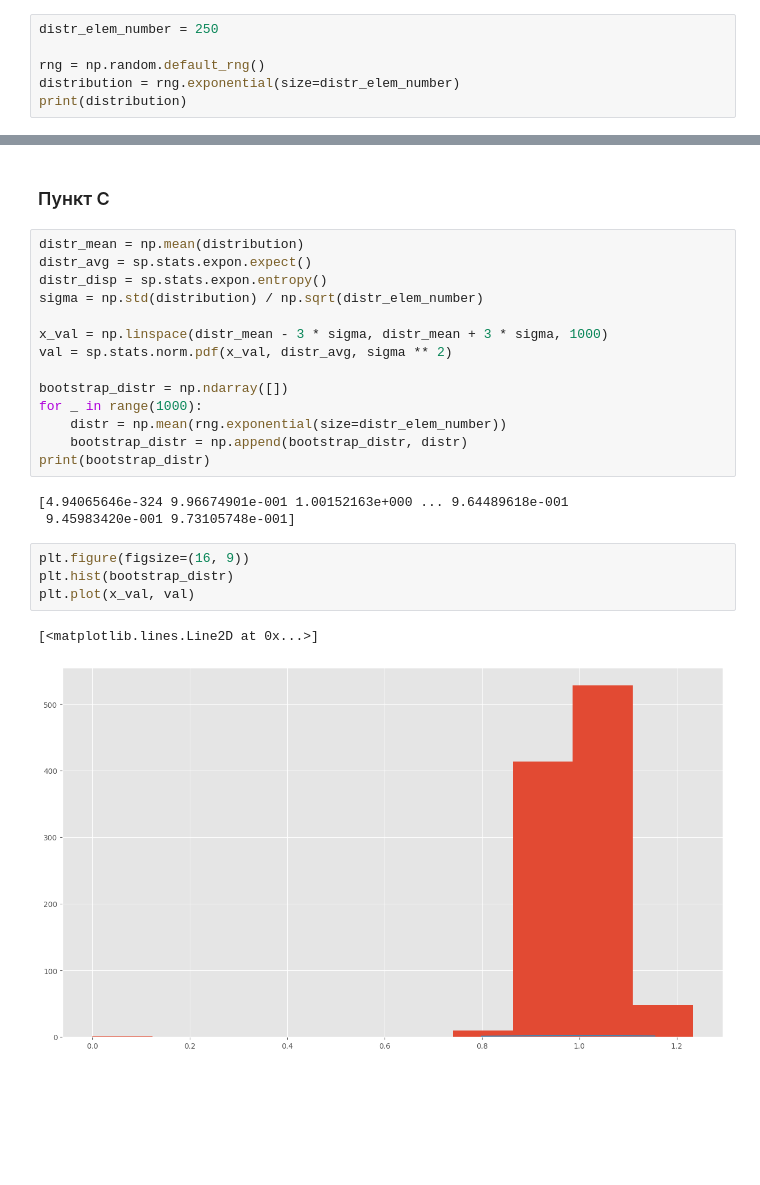
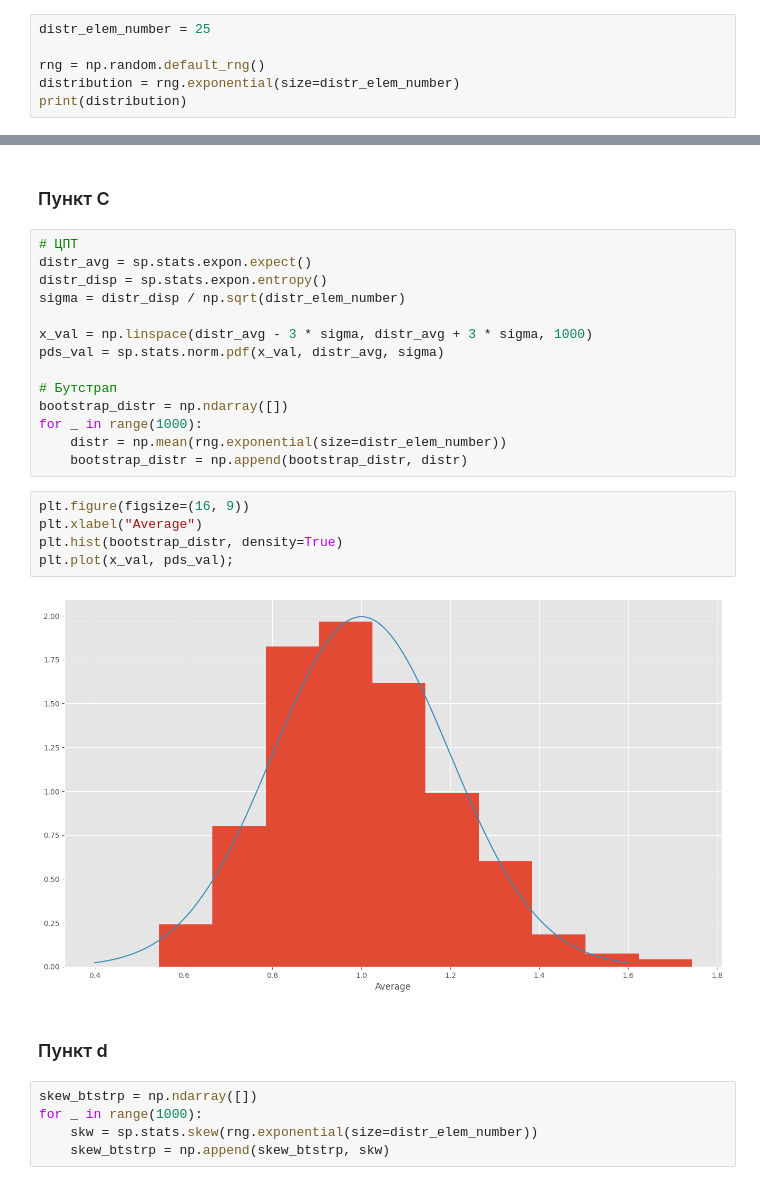
Before and after one commit to TiltedFox/math_stat, a Jupyter notebook: week1/task2.ipynb, the cells around one changed output, grey strips where cells are left out. Cells and saved outputs as stored; diff of their text form; blank space fills up the shorter version.

```diff
--- a/week1/task2.ipynb
+++ b/week1/task2.ipynb
@@ -6,7 +7,7 @@ import scipy as sp
 plt.style.use('ggplot')
 %matplotlib inline
 # %%
-distr_elem_number = 250
+distr_elem_number = 25
 
 rng = np.random.default_rng()
 distribution = rng.exponential(size=distr_elem_number)
@@ -65,26 +83,30 @@ plt.boxplot(distribution, vert=False);
 # %% [markdown]
 ### Пункт C
 # %%
-distr_mean = np.mean(distribution)
+# ЦПТ
 distr_avg = sp.stats.expon.expect()
 distr_disp = sp.stats.expon.entropy()
-sigma = np.std(distribution) / np.sqrt(distr_elem_number)
+sigma = distr_disp / np.sqrt(distr_elem_number)
 
-x_val = np.linspace(distr_mean - 3 * sigma, distr_mean + 3 * sigma, 1000)
-val = sp.stats.norm.pdf(x_val, distr_avg, sigma ** 2)
+x_val = np.linspace(distr_avg - 3 * sigma, distr_avg + 3 * sigma, 1000)
+pds_val = sp.stats.norm.pdf(x_val, distr_avg, sigma)
 
+# Бутстрап
 bootstrap_distr = np.ndarray([])
 for _ in range(1000):
     distr = np.mean(rng.exponential(size=distr_elem_number))
     bootstrap_distr = np.append(bootstrap_distr, distr)
-print(bootstrap_distr)
-# %% [output]
-[4.94065646e-324 9.96674901e-001 1.00152163e+000 ... 9.64489618e-001
- 9.45983420e-001 9.73105748e-001]
 # %%
 plt.figure(figsize=(16, 9))
-plt.hist(bootstrap_distr)
-plt.plot(x_val, val)
+plt.xlabel("Average")
+plt.hist(bootstrap_distr, density=True)
+plt.plot(x_val, pds_val);
 # %% [output]
-[<matplotlib.lines.Line2D at 0x...>]
-[figure, old version]
+[figure, new version]
+# %% [markdown]
+### Пункт d
+# %%
+skew_btstrp = np.ndarray([])
+for _ in range(1000):
+    skw = sp.stats.skew(rng.exponential(size=distr_elem_number))
+    skew_btstrp = np.append(skew_btstrp, skw)
```
Also changed, not shown: parts of 10 cells of this notebook.
